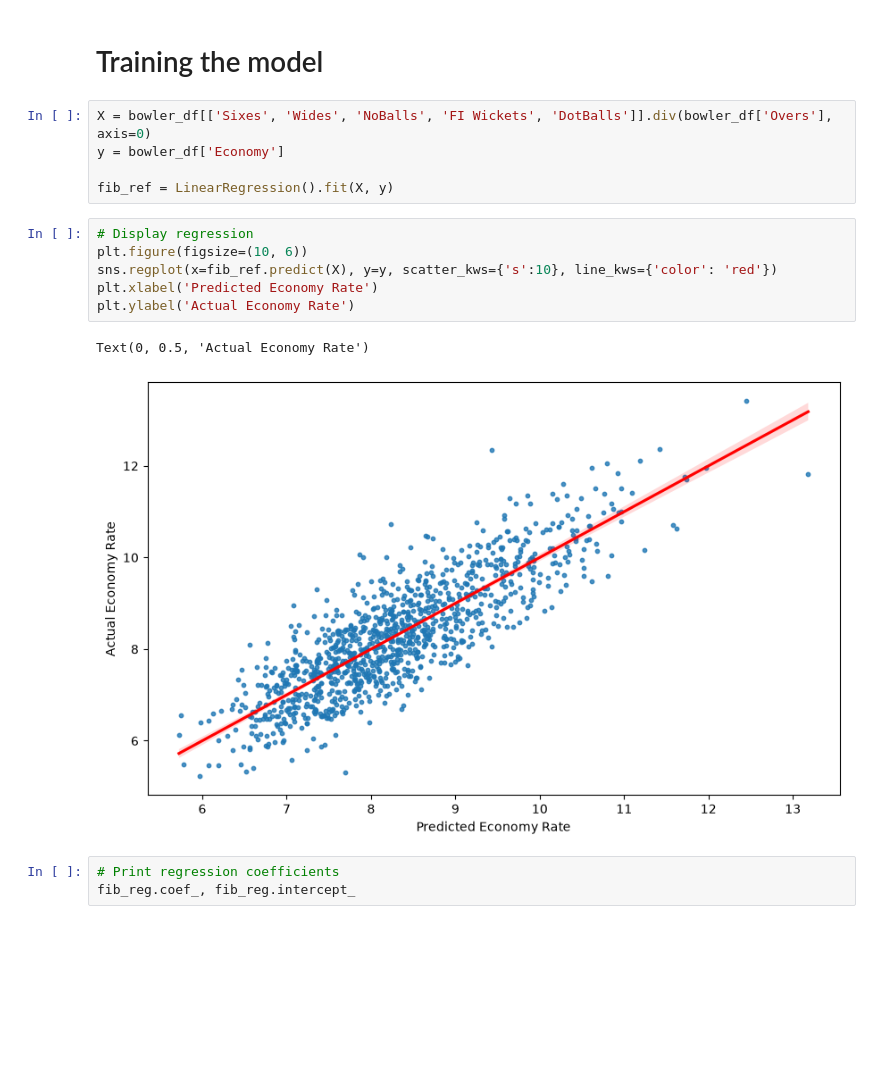
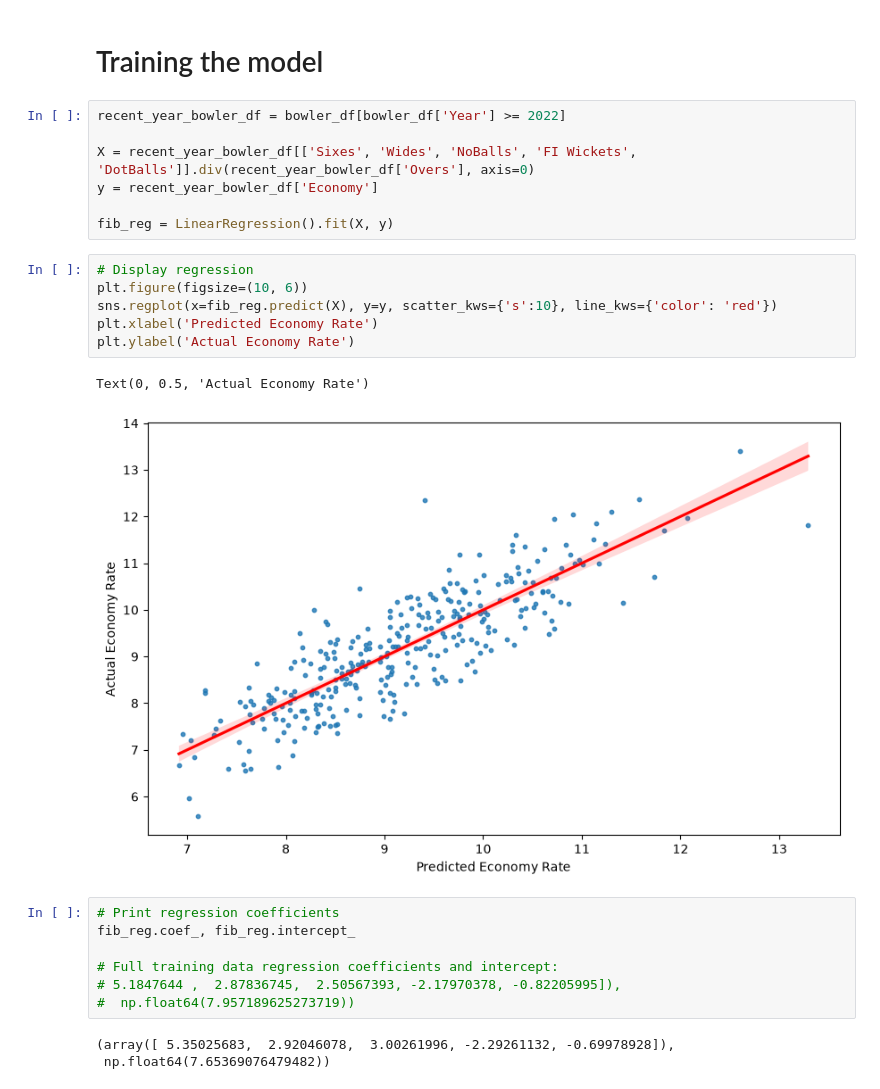
Before and after one commit to greenbear26/fielding-independent-bowling, a Jupyter notebook: main.ipynb, the cells around one changed output. Drawn from its saved outputs; the diff is of its cells as text; blank space fills up the shorter version.

```diff
--- a/main.ipynb
+++ b/main.ipynb
@@ -220,19 +220,28 @@ avg_economy_by_year
 # %% [markdown]
 # Training the model
 # %%
-X = bowler_df[['Sixes', 'Wides', 'NoBalls', 'FI Wickets', 'DotBalls']].div(bowler_df['Overs'], axis=0)
-y = bowler_df['Economy']
+recent_year_bowler_df = bowler_df[bowler_df['Year'] >= 2022]
 
-fib_ref = LinearRegression().fit(X, y)
+X = recent_year_bowler_df[['Sixes', 'Wides', 'NoBalls', 'FI Wickets', 'DotBalls']].div(recent_year_bowler_df['Overs'], axis=0)
+y = recent_year_bowler_df['Economy']
+
+fib_reg = LinearRegression().fit(X, y)
 # %%
 # Display regression
 plt.figure(figsize=(10, 6))
-sns.regplot(x=fib_ref.predict(X), y=y, scatter_kws={'s':10}, line_kws={'color': 'red'})
+sns.regplot(x=fib_reg.predict(X), y=y, scatter_kws={'s':10}, line_kws={'color': 'red'})
 plt.xlabel('Predicted Economy Rate')
 plt.ylabel('Actual Economy Rate')
 # %% [output]
 Text(0, 0.5, 'Actual Economy Rate')
-[figure, old version]
+[figure, new version]
 # %%
 # Print regression coefficients
 fib_reg.coef_, fib_reg.intercept_
+
+# Full training data regression coefficients and intercept:
+# 5.1847644 ,  2.87836745,  2.50567393, -2.17970378, -0.82205995]),
+#  np.float64(7.957189625273719))
+# %% [output]
+(array([ 5.35025683,  2.92046078,  3.00261996, -2.29261132, -0.69978928]),
+ np.float64(7.65369076479482))
```
Also changed, not shown: parts of 4 cells of this notebook, 1 other file.
